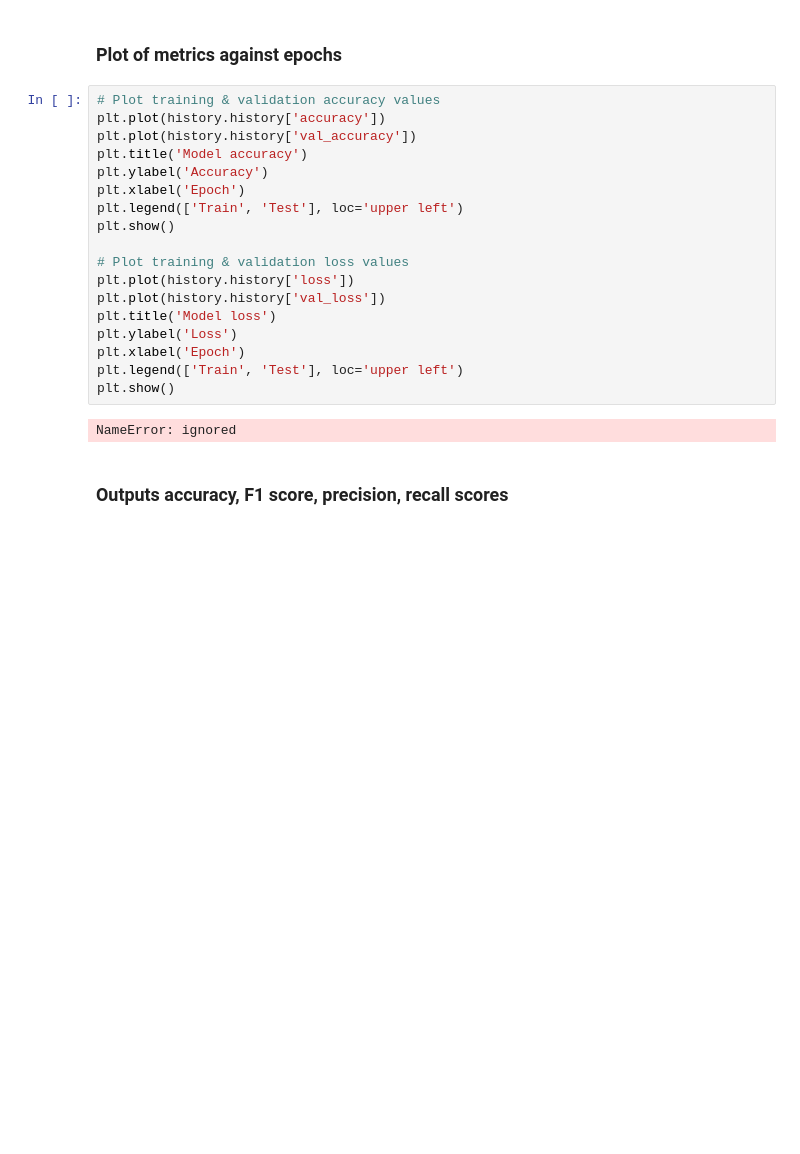
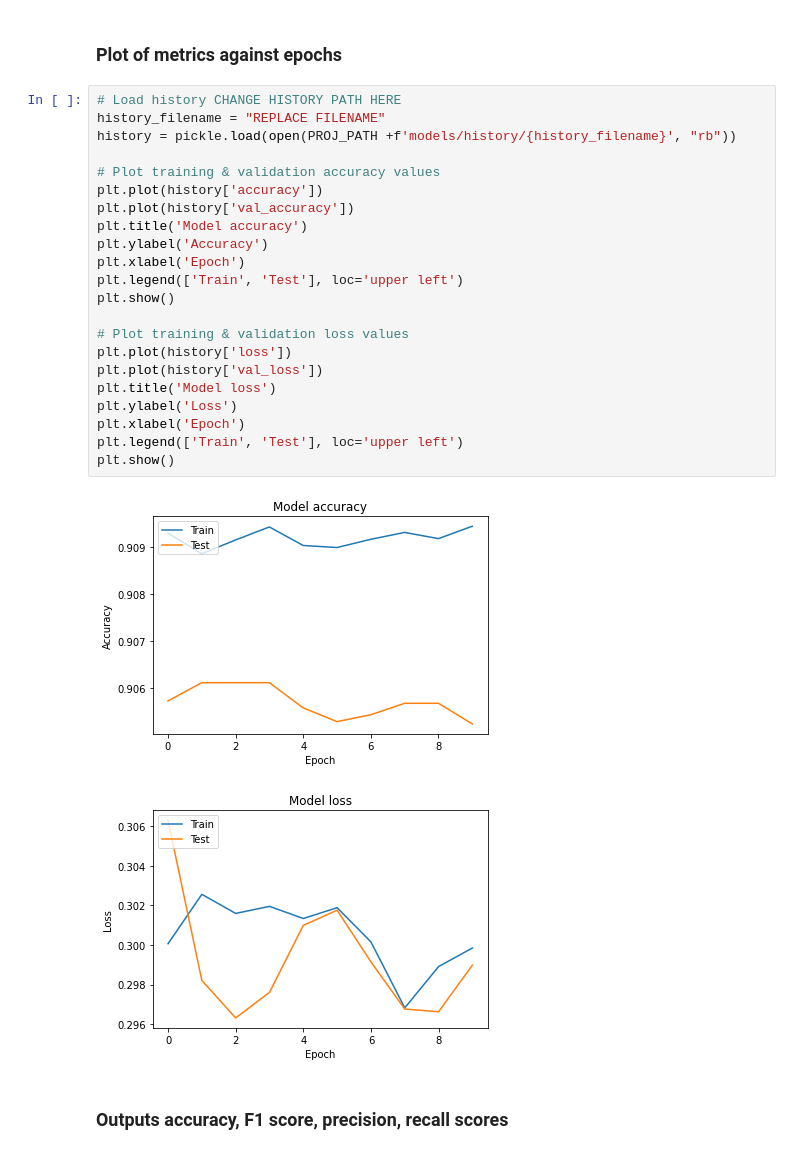
Before and after one commit to ybchen97/filler_detection, a Jupyter notebook: model.ipynb, the cells around one changed output. Saved outputs shown, nothing was run; the diff lists cells and outputs as text; blank space fills up the shorter version.

Commit message:
Add functionality to save history

```diff
--- a/model.ipynb
+++ b/model.ipynb
@@ -268,25 +273,30 @@ X: (25, 5490, 129) Y: (25, 1369, 1)
 # %% [markdown]
 ### Plot of metrics against epochs
 # %%
+# Load history CHANGE HISTORY PATH HERE
+history_filename = "REPLACE FILENAME"
+history = pickle.load(open(PROJ_PATH +f'models/history/{history_filename}', "rb"))
+
 # Plot training & validation accuracy values
-plt.plot(history.history['accuracy'])
-plt.plot(history.history['val_accuracy'])
+plt.plot(history['accuracy'])
+plt.plot(history['val_accuracy'])
 plt.title('Model accuracy')
 plt.ylabel('Accuracy')
 plt.xlabel('Epoch')
 plt.legend(['Train', 'Test'], loc='upper left')
 plt.show()
 
 # Plot training & validation loss values
-plt.plot(history.history['loss'])
-plt.plot(history.history['val_loss'])
+plt.plot(history['loss'])
+plt.plot(history['val_loss'])
 plt.title('Model loss')
 plt.ylabel('Loss')
 plt.xlabel('Epoch')
 plt.legend(['Train', 'Test'], loc='upper left')
 plt.show()
 # %% [output]
-NameError: ignored
+[figure, added]
+[figure, added]
 # %% [markdown]
 ### Outputs accuracy, F1 score, precision, recall scores
 # %%
```
Also changed, not shown: parts of 10 cells of this notebook.
